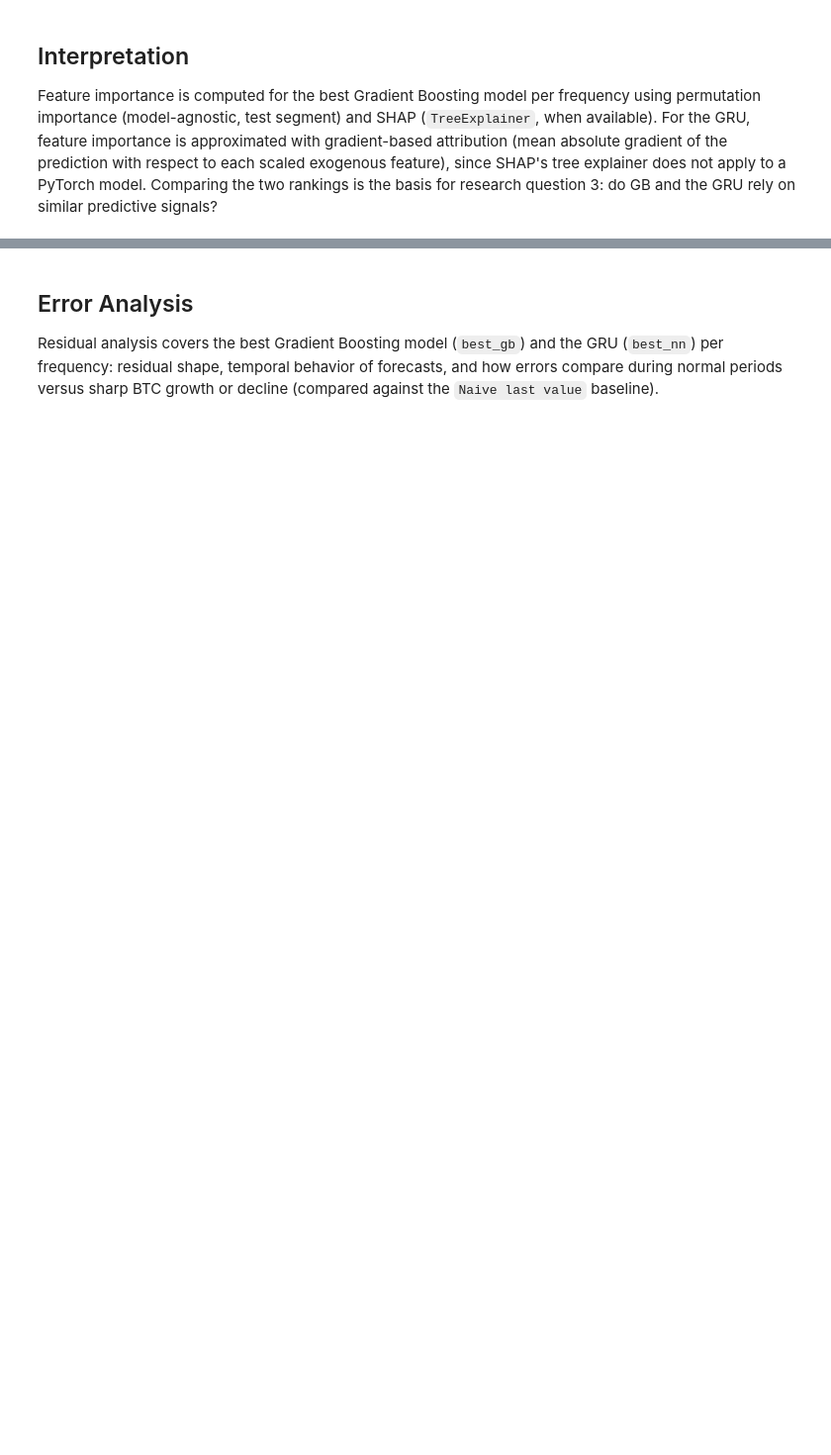
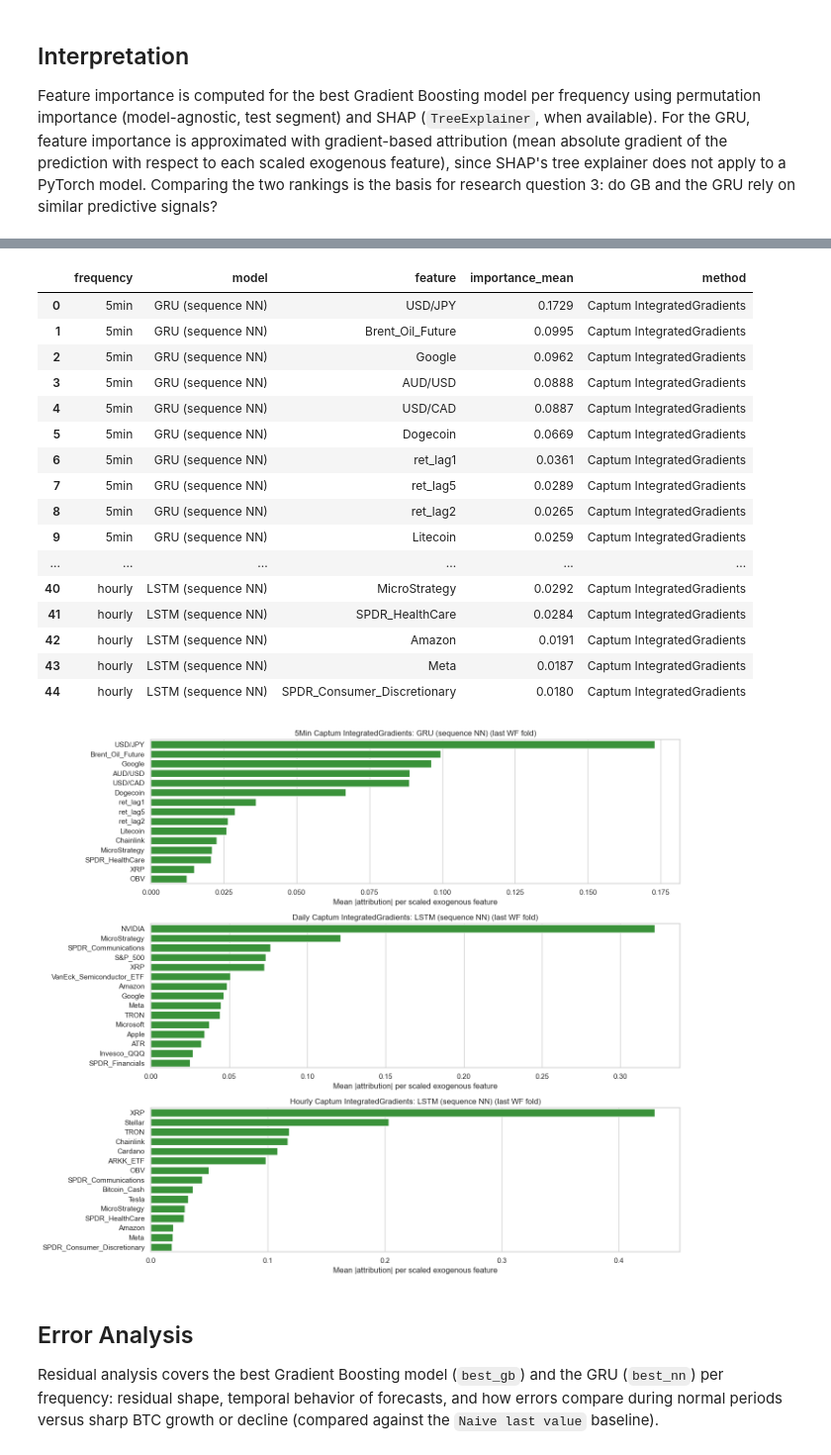
Before and after one commit to Tigran28102003/personal_projects, a Jupyter notebook: diploma/ACTUAL_VERSION/mmda_btc_report.ipynb, the cells around one changed output, grey strips where cells are left out. Shown at 99% size. Saved outputs shown, nothing was run; the diff lists cells and outputs as text; code cells hidden in the pictures; blank space fills up the shorter version.

```diff
--- a/diploma/ACTUAL_VERSION/mmda_btc_report.ipynb
+++ b/diploma/ACTUAL_VERSION/mmda_btc_report.ipynb
@@ -967,11 +1139,15 @@ for _, row in best_nn.iterrows():
     reg.model_.eval()
 
     if HAS_CAPTUM:
-        # Captum IG: exogenous branch input; BTC sequence branch held fixed per call.
-        ig = IntegratedGradients(lambda x_ex: reg.model_(x_seq_t, x_ex))
+        # Ветвь BTC-последовательности фиксируется и идёт через additional_forward_args,
+        # чтобы Captum размножил её синхронно с интерполированным x_ex (n_steps).
+        def _ig_forward(x_ex, x_seq):
+            return reg.model_(x_seq, x_ex).squeeze(-1)   # (N,1)->(N,), чтобы IG не требовал target
+        ig = IntegratedGradients(_ig_forward)
         attributions, convergence_delta = ig.attribute(
             x_ex_t,
             baselines=torch.zeros_like(x_ex_t),
+            additional_forward_args=(x_seq_t,),
             return_convergence_delta=True,
         )
         importance = attributions.detach().abs().cpu().numpy().mean(axis=0)
@@ -985,33 +1161,52 @@ for _, row in best_nn.iterrows():
 
     feature_names = reg.feature_cols if hasattr(reg, 'feature_cols') and reg.feature_cols else TOP_FEATURES[frequency]
     table = pd.DataFrame({
         'frequency': frequency,
         'model': model_name,
         'feature': feature_names,
         'importance_mean': importance,
         'method': method_label,
     }).sort_values('importance_mean', ascending=False).head(15)
     nn_attribution_tables.append(table)
 
 if nn_attribution_tables:
     nn_attribution_df = pd.concat(nn_attribution_tables, ignore_index=True)
     display(nn_attribution_df.round(4))
 
     fig, axes = plt.subplots(len(nn_attribution_tables), 1, figsize=(14, 4 * len(nn_attribution_tables)))
     if len(nn_attribution_tables) == 1:
         axes = [axes]
     for ax, table in zip(axes, nn_attribution_tables):
         sns.barplot(data=table, x='importance_mean', y='feature', ax=ax, color='tab:green')
         freq_lbl = table['frequency'].iloc[0]
         mname_lbl = table['model'].iloc[0]
         method_lbl = table['method'].iloc[0]
         ax.set_title(f'{freq_lbl.title()} {method_lbl}: {mname_lbl} (last WF fold)')
         ax.set_xlabel('Mean |attribution| per scaled exogenous feature')
         ax.set_ylabel('')
     plt.tight_layout()
     plt.show()
 else:
     print('No NN models were available for attribution.')
+# %% [output]
+|  | frequency | model | feature | importance_mean | method |
+| 0 | 5min | GRU (sequence NN) | USD/JPY | 0.1729 | Captum IntegratedGradients |
+| 1 | 5min | GRU (sequence NN) | Brent_Oil_Future | 0.0995 | Captum IntegratedGradients |
+| 2 | 5min | GRU (sequence NN) | Google | 0.0962 | Captum IntegratedGradients |
+| 3 | 5min | GRU (sequence NN) | AUD/USD | 0.0888 | Captum IntegratedGradients |
+| 4 | 5min | GRU (sequence NN) | USD/CAD | 0.0887 | Captum IntegratedGradients |
+| 5 | 5min | GRU (sequence NN) | Dogecoin | 0.0669 | Captum IntegratedGradients |
+| 6 | 5min | GRU (sequence NN) | ret_lag1 | 0.0361 | Captum IntegratedGradients |
+| 7 | 5min | GRU (sequence NN) | ret_lag5 | 0.0289 | Captum IntegratedGradients |
+| 8 | 5min | GRU (sequence NN) | ret_lag2 | 0.0265 | Captum IntegratedGradients |
+| 9 | 5min | GRU (sequence NN) | Litecoin | 0.0259 | Captum IntegratedGradients |
+| ... | ... | ... | ... | ... | ... |
+| 40 | hourly | LSTM (sequence NN) | MicroStrategy | 0.0292 | Captum IntegratedGradients |
+| 41 | hourly | LSTM (sequence NN) | SPDR_HealthCare | 0.0284 | Captum IntegratedGradients |
+| 42 | hourly | LSTM (sequence NN) | Amazon | 0.0191 | Captum IntegratedGradients |
+| 43 | hourly | LSTM (sequence NN) | Meta | 0.0187 | Captum IntegratedGradients |
+| 44 | hourly | LSTM (sequence NN) | SPDR_Consumer_Discretionary | 0.0180 | Captum IntegratedGradients |
+[figure, added]
 # %% [markdown]
 ## Error Analysis
 
```
Also changed, not shown: parts of 13 cells of this notebook, 3 other files.
